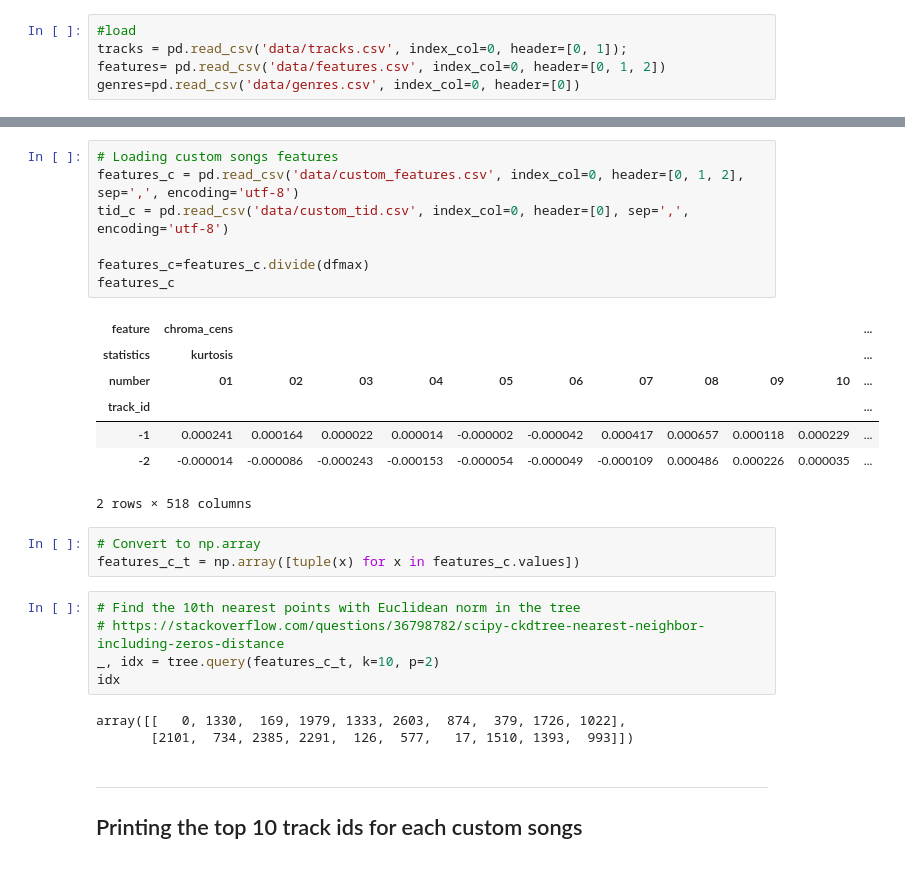
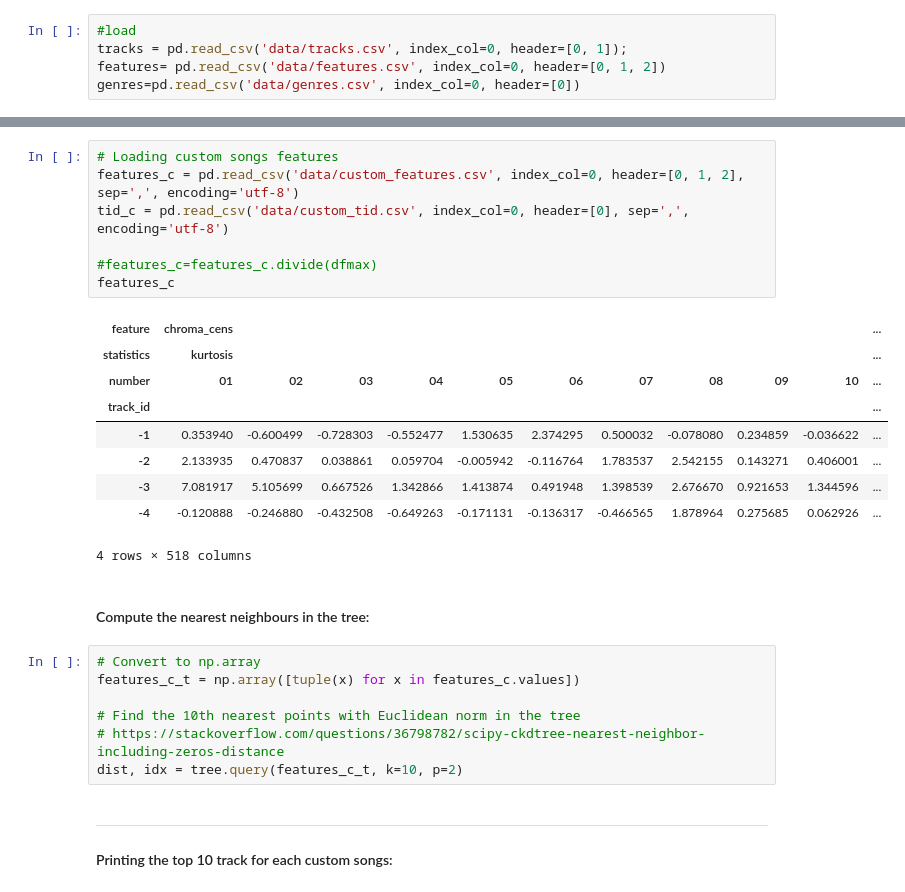
Before and after one commit to TTimTT/NTDS_Project, a Jupyter notebook: Project/timEXP.ipynb, the cells around one changed output, grey strips where cells are left out. Drawn from its saved outputs; the diff is of its cells as text.

```diff
--- a/Project/timEXP.ipynb
+++ b/Project/timEXP.ipynb
@@ -79,29 +62,29 @@ tree = cKDTree(points_ref)
 # %%
 # Loading custom songs features
 features_c = pd.read_csv('data/custom_features.csv', index_col=0, header=[0, 1, 2], sep=',', encoding='utf-8')
 tid_c = pd.read_csv('data/custom_tid.csv', index_col=0, header=[0], sep=',', encoding='utf-8')
 
-features_c=features_c.divide(dfmax)
+#features_c=features_c.divide(dfmax)
 features_c
 # %% [output]
 | feature | chroma_cens |  |  |  |  |  |  |  |  |  | ... |
 | statistics | kurtosis |  |  |  |  |  |  |  |  |  | ... |
 | number | 01 | 02 | 03 | 04 | 05 | 06 | 07 | 08 | 09 | 10 | ... |
 | track_id |  |  |  |  |  |  |  |  |  |  | ... |
-| -1 | 0.000241 | 0.000164 | 0.000022 | 0.000014 | -0.000002 | -0.000042 | 0.000417 | 0.000657 | 0.000118 | 0.000229 | ... |
-| -2 | -0.000014 | -0.000086 | -0.000243 | -0.000153 | -0.000054 | -0.000049 | -0.000109 | 0.000486 | 0.000226 | 0.000035 | ... |
+| -1 | 0.353940 | -0.600499 | -0.728303 | -0.552477 | 1.530635 | 2.374295 | 0.500032 | -0.078080 | 0.234859 | -0.036622 | ... |
+| -2 | 2.133935 | 0.470837 | 0.038861 | 0.059704 | -0.005942 | -0.116764 | 1.783537 | 2.542155 | 0.143271 | 0.406001 | ... |
+| -3 | 7.081917 | 5.105699 | 0.667526 | 1.342866 | 1.413874 | 0.491948 | 1.398539 | 2.676670 | 0.921653 | 1.344596 | ... |
+| -4 | -0.120888 | -0.246880 | -0.432508 | -0.649263 | -0.171131 | -0.136317 | -0.466565 | 1.878964 | 0.275685 | 0.062926 | ... |
-2 rows × 518 columns
+4 rows × 518 columns
+# %% [markdown]
+#### Compute the nearest neighbours in the tree:
 # %%
 # Convert to np.array
 features_c_t = np.array([tuple(x) for x in features_c.values])
+
+# Find the 10th nearest points with Euclidean norm in the tree
+# https://stackoverflow.com/questions/36798782/scipy-ckdtree-nearest-neighbor-including-zeros-distance
+dist, idx = tree.query(features_c_t, k=10, p=2)
-# %%
-# Find the 10th nearest points with Euclidean norm in the tree
-# https://stackoverflow.com/questions/36798782/scipy-ckdtree-nearest-neighbor-including-zeros-distance
-_, idx = tree.query(features_c_t, k=10, p=2)
-idx
-# %% [output]
-array([[   0, 1330,  169, 1979, 1333, 2603,  874,  379, 1726, 1022],
-       [2101,  734, 2385, 2291,  126,  577,   17, 1510, 1393,  993]])
 # %% [markdown]
 ----
-## Printing the top 10 track ids for each custom songs
+#### Printing the top 10 track for each custom songs:
```
Also changed, not shown: parts of 10 cells of this notebook.
